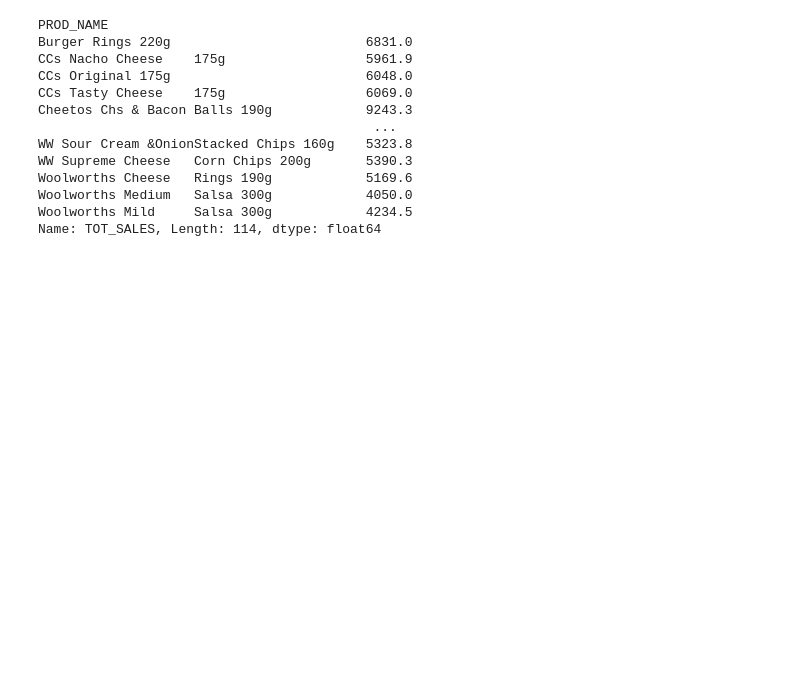
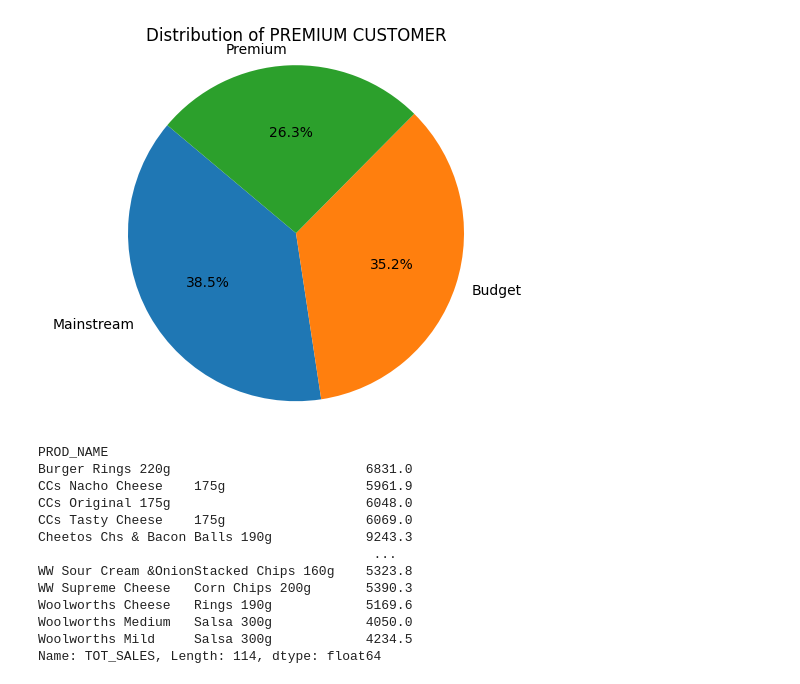
Before and after one commit to Skyoss1/Data-Analyst-Quantium, a Jupyter notebook: Quantium-task2.ipynb, the cells around one changed output. Drawn from its saved outputs; the diff is of its cells as text; code cells hidden in the pictures; blank space fills up the shorter version.

```diff
--- a/Quantium-task2.ipynb
+++ b/Quantium-task2.ipynb
@@ -49,3 +67,10 @@ print(avg_transaction)
+# %%
+plt.pie(PREMIUM_CUSTOMER_distribution, labels=PREMIUM_CUSTOMER_distribution.index, autopct='%1.1f%%', startangle=140)
+plt.axis('equal')  # Đảm bảo hình tròn không bị méo
+plt.title('Distribution of PREMIUM CUSTOMER')
+plt.show()
+# %% [output]
+[figure, added]
 # %%
 prod_sales = dataset.groupby('PROD_NAME')['TOT_SALES'].sum()
 print(prod_sales)
```
Also changed, not shown: parts of 19 cells of this notebook.
